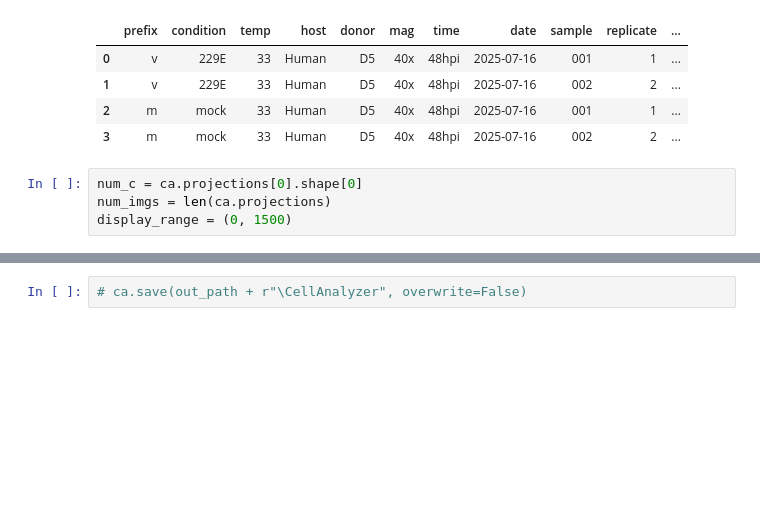
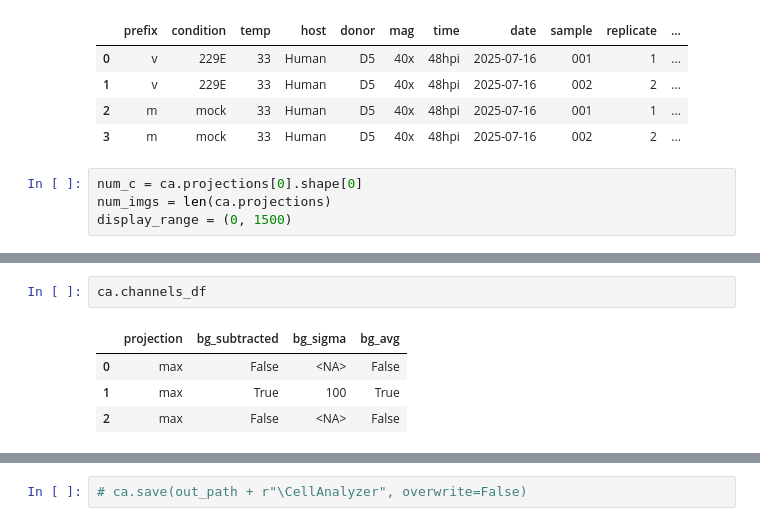
Before and after one commit to quasar1357/ivi-imaging, a Jupyter notebook: notebooks/vetsuisse25_CA-tests_ALI_local.ipynb, the cells around one changed output, grey strips where cells are left out. Saved outputs shown, nothing was run; the diff lists cells and outputs as text; blank space fills up the shorter version.

```diff
--- a/notebooks/vetsuisse25_CA-tests_ALI_local.ipynb
+++ b/notebooks/vetsuisse25_CA-tests_ALI_local.ipynb
@@ -124,3 +131,10 @@ display_range = (0, 1500)
+# %%
+ca.channels_df
+# %% [output]
+|  | projection | bg_subtracted | bg_sigma | bg_avg |
+| 0 | max | False | <NA> | False |
+| 1 | max | True | 100 | True |
+| 2 | max | False | <NA> | False |
 # %%
 print("Example shape:", ca.projections[0].shape)
 projections = [p for p in ca.projections if p is not None]
```
Also changed, not shown: parts of 12 cells of this notebook.
